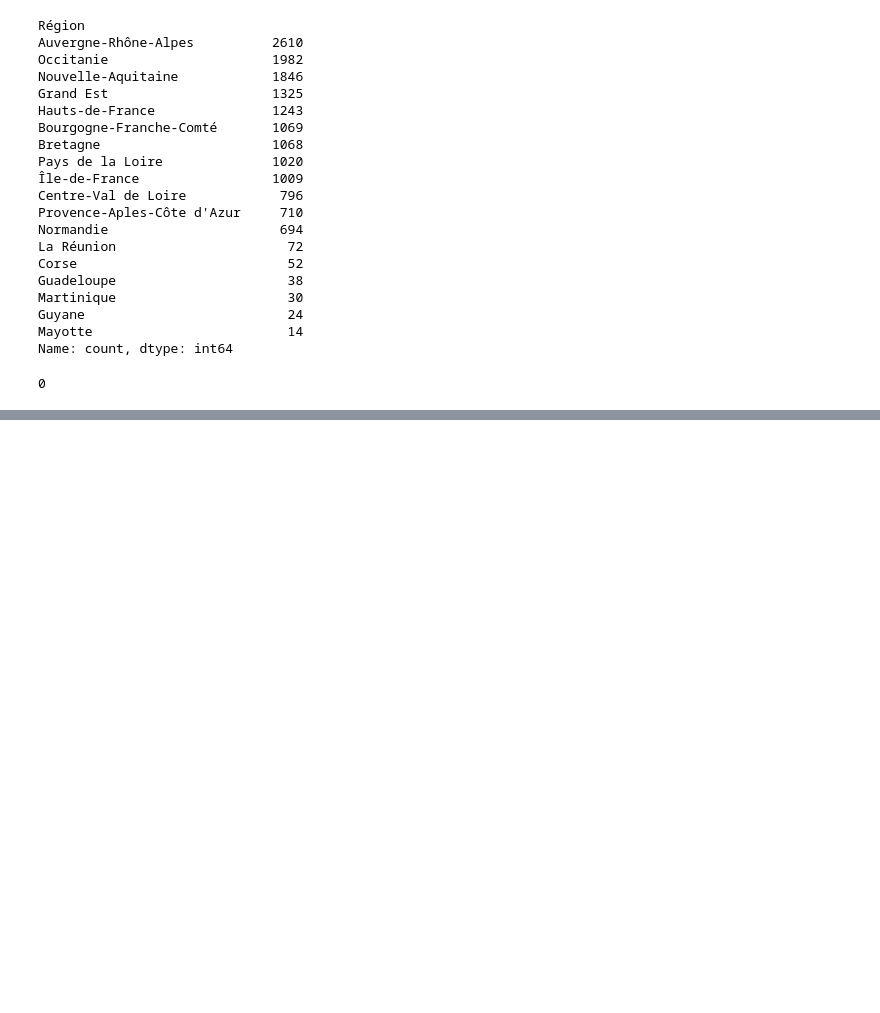
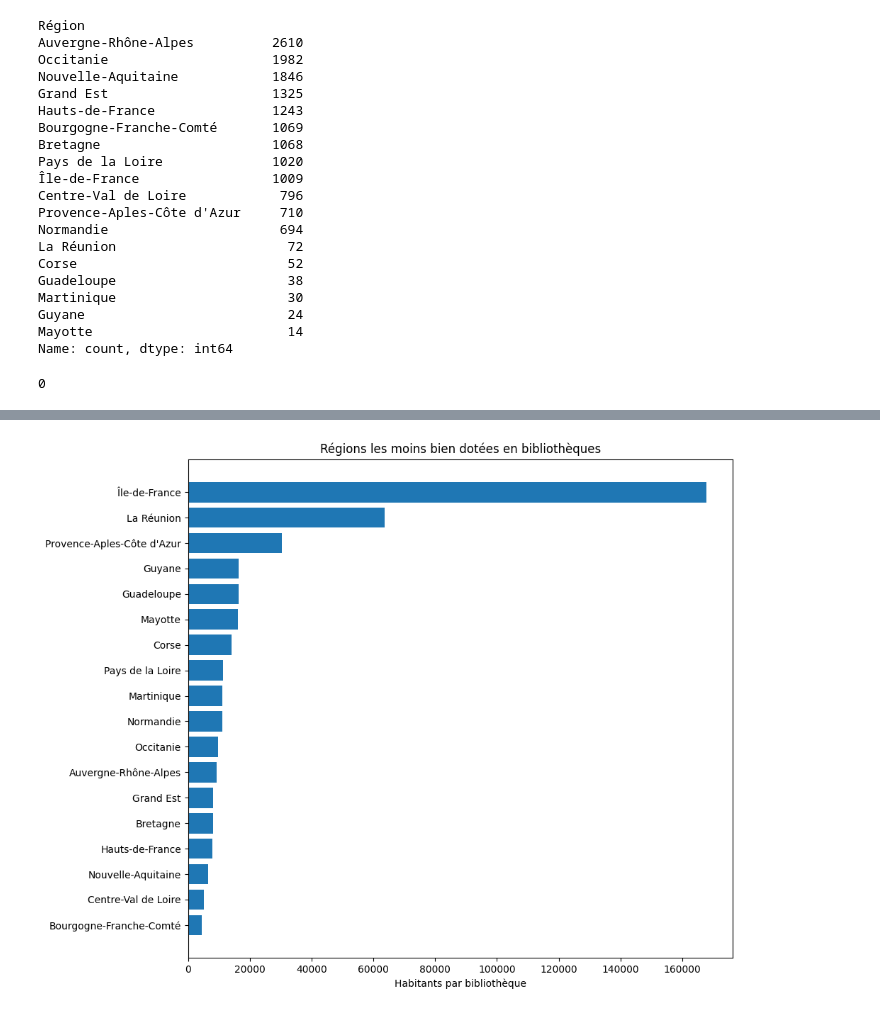
Before and after one commit to SandraRiner/offre_culturelle, a Jupyter notebook: notebook/nezha.ipynb, the cells around one changed output, grey strips where cells are left out. Cells and saved outputs as stored; diff of their text form; code cells hidden in the pictures; blank space fills up the shorter version.

```diff
--- a/notebook/nezha.ipynb
+++ b/notebook/nezha.ipynb
@@ -99,0 +104,5 @@ ModuleNotFoundError: No module named 'matplotlib'
+# %%
+df_clean = adresses_des_bibliotheques_publiques.dropna(subset=['Population commune']) # 96 lignes "Population commune" supprimées car vides
+# %%
+population_par_region = df_clean.groupby('Région')['Population commune'].sum().sort_values(ascending=False)
+print(population_par_region)
@@ -99,0 +130,19 @@ ModuleNotFoundError: No module named 'matplotlib'
+# %%
+# 1. Convertir les deux Series en DataFrames
+df_biblio = biblio_region_counts.rename('Nombre de bibliothèques').reset_index()
+df_biblio.columns = ['Région', 'Nombre de bibliothèques']
+
+df_pop = population_par_region.rename('Population totale').reset_index()
+df_pop.columns = ['Région', 'Population totale']
+
+# 2. Fusionner les deux DataFrames sur la colonne 'Région'
+regions_data = pd.merge(df_pop, df_biblio, on='Région')
+
+# 3. Calcul du ratio : nombre d'habitants par bibliothèque
+regions_data['Habitants par bibliothèque'] = regions_data['Population totale'] / regions_data['Nombre de bibliothèques']
+
+# 4. Tri (optionnel)
+regions_data_sorted = regions_data.sort_values(by='Habitants par bibliothèque')
+
+# 5. Affichage
+print(regions_data_sorted)
@@ -99,0 +167,14 @@ ModuleNotFoundError: No module named 'matplotlib'
+# %%
+import matplotlib.pyplot as plt
+
+# Trier par ratio décroissant (les plus "mal desservies" en haut)
+regions_data_sorted = regions_data.sort_values(by='Habitants par bibliothèque', ascending=True)
+
+plt.figure(figsize=(10, 8))
+plt.barh(regions_data_sorted['Région'], regions_data_sorted['Habitants par bibliothèque'])
+plt.xlabel("Habitants par bibliothèque")
+plt.title("Régions les moins bien dotées en bibliothèques")
+plt.tight_layout()
+plt.show()
+# %% [output]
+[figure, added]
```
Also changed, not shown: parts of 6 cells of this notebook.
